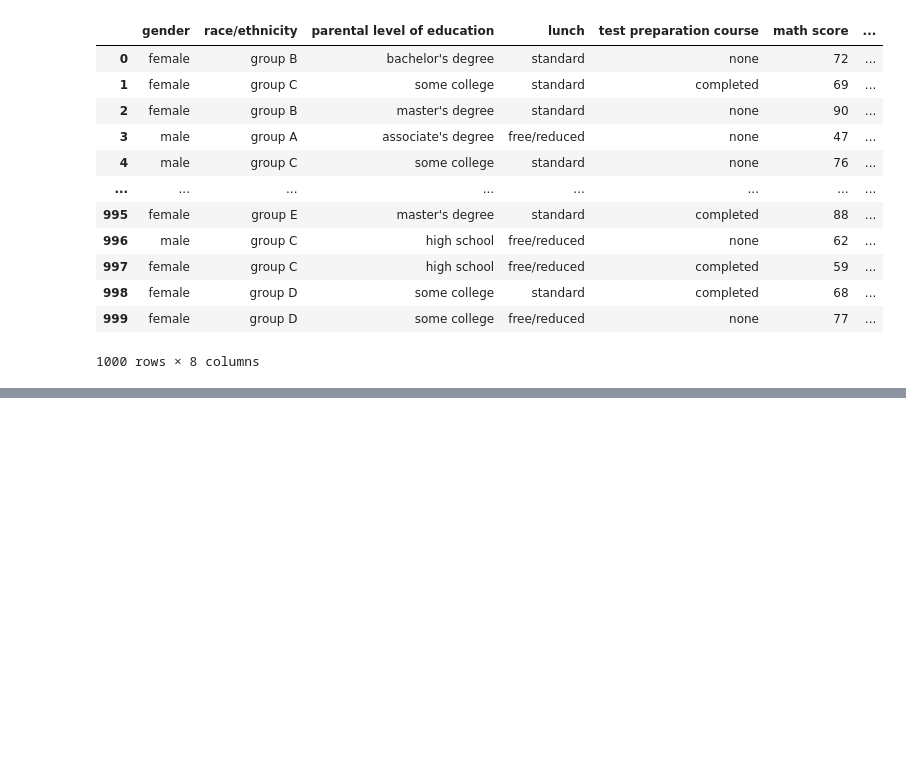
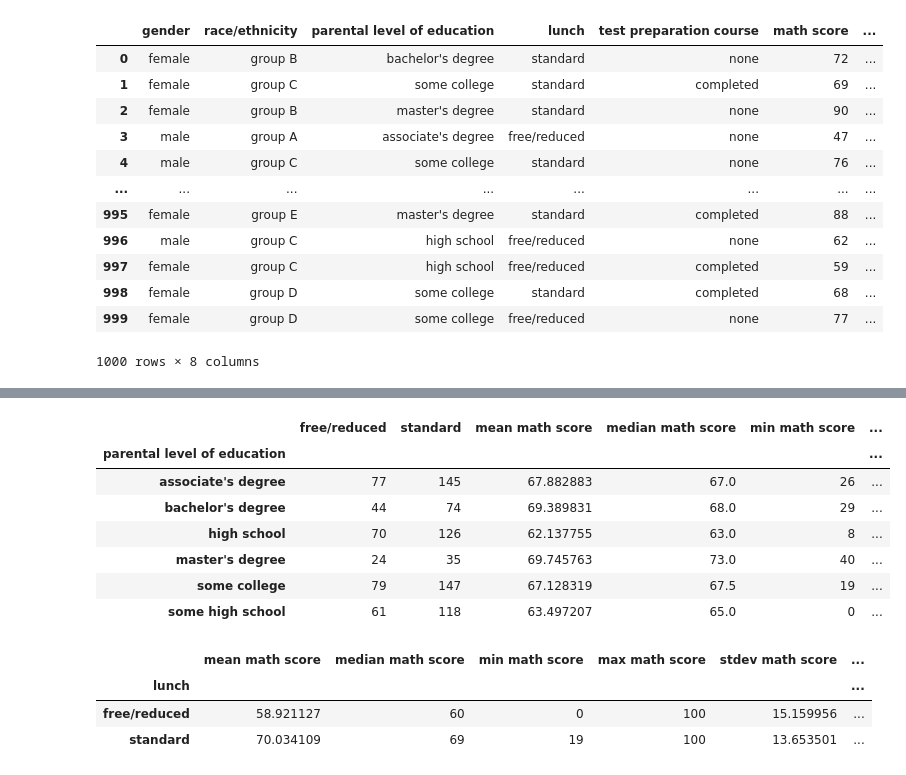
Before and after one commit to albert-ntiri/student_performance, a Jupyter notebook: Student_Performance_Feature_Engineering.ipynb, the cells around one changed output, grey strips where cells are left out. Saved outputs shown, nothing was run; the diff lists cells and outputs as text; code cells hidden in the pictures; blank space fills up the shorter version.

Commit message:
Generated summary tables.

```diff
--- a/Student_Performance_Feature_Engineering.ipynb
+++ b/Student_Performance_Feature_Engineering.ipynb
@@ -31,10 +31,11 @@ class Group_Metrics:
         self.group_cols: A list of categorical columns in the dataframe passed in for which group metrics can be calculated.
     """
 
-    def __init__(self, df, group_cols):
+    def __init__(self, df, group_cols, numeric_cols):
         """The constructor method takes in a dataframe and saves it as an attribute."""
         self.data = df
         self.group_cols = group_cols
+        self.numeric_cols = numeric_cols
 
     def insert_group_metric(self, groups, metric_col, metric_name, func):
         """This method takes the dataframe attribute, calculates a metric for each group of a categorical column, and
@@ -46,6 +47,25 @@ class Group_Metrics:
             scores['{} {} {}'.format(metric_col, groups, metric_name)] = self.data.set_index(
                 list(groups)).index.map(group_values)
 
+    def gen_summary_table(self, groups, metrics, metric_names):
+        categorical_cols = self.group_cols
+        categorical_cols.remove(groups)
+
+        df_list = []
+
+        for col in categorical_cols:
+            group_values = pd.crosstab(index=self.data[groups], columns=self.data[col])
+            df_list.append(group_values)
+
+        for col in self.numeric_cols:
+            for i in range(len(metrics)):
+                group_values = self.data.pivot_table(index=groups, values=col, aggfunc=metrics[i])
+                group_values.rename(columns={col: '{} {}'.format(metric_names[i], col)}, inplace=True)
+                df_list.append(group_values)
+
+        summary_table = pd.concat(df_list, axis=1)
+        return summary_table
+
     def _slice_df(self, filters):
         """This method subsets the dataframe attribute by the filters that are passed in."""
         cols = list(filters)
@@ -56,7 +76,8 @@ class Group_Metrics:
         return subset_df
 # %%
 groups = ['gender', 'race/ethnicity', 'parental level of education', 'lunch', 'test preparation course']
-group_scores = Group_Metrics(scores, groups)
+metric_cols = ['math score', 'reading score', 'writing score']
+group_scores = Group_Metrics(scores, groups, metric_cols)
 # %%
 group_scores.data
 # %% [output]
@@ -75,0 +119,18 @@ group_scores.data
+# %%
+group_scores.gen_summary_table('parental level of education', functions, metric_names)
+# %% [output]
+|  | free/reduced | standard | mean math score | median math score | min math score | ... |
+| parental level of education |  |  |  |  |  | ... |
+| associate's degree | 77 | 145 | 67.882883 | 67.0 | 26 | ... |
+| bachelor's degree | 44 | 74 | 69.389831 | 68.0 | 29 | ... |
+| high school | 70 | 126 | 62.137755 | 63.0 | 8 | ... |
+| master's degree | 24 | 35 | 69.745763 | 73.0 | 40 | ... |
+| some college | 79 | 147 | 67.128319 | 67.5 | 19 | ... |
+| some high school | 61 | 118 | 63.497207 | 65.0 | 0 | ... |
+# %%
+group_scores.gen_summary_table('lunch', functions, metric_names)
+# %% [output]
+|  | mean math score | median math score | min math score | max math score | stdev math score | ... |
+| lunch |  |  |  |  |  | ... |
+| free/reduced | 58.921127 | 60 | 0 | 100 | 15.159956 | ... |
+| standard | 70.034109 | 69 | 19 | 100 | 13.653501 | ... |
```
Also changed, not shown: parts of 8 cells of this notebook.
